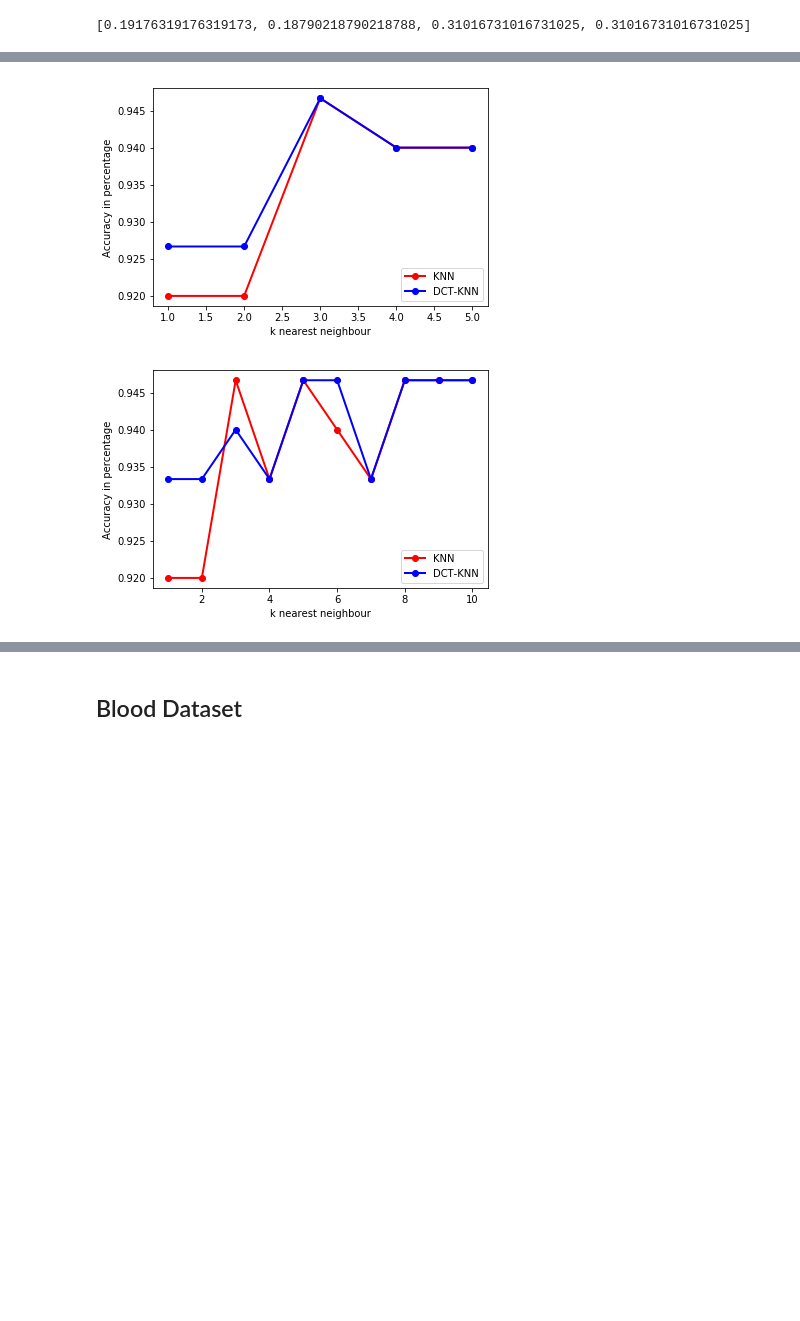
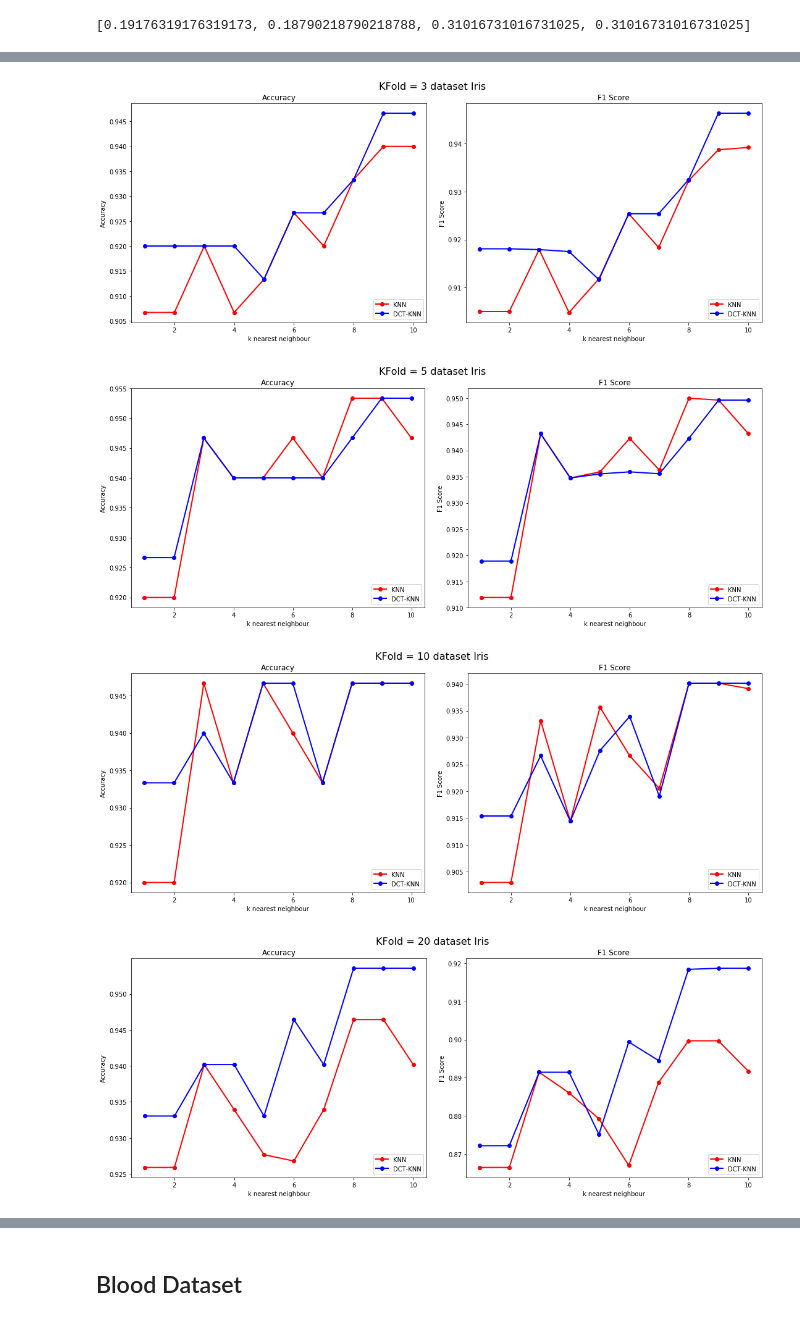
Before and after one commit to IllhamHanafi/FP-Datmin, a Jupyter notebook: FP-Datmin.ipynb, the cells around one changed output, grey strips where cells are left out. Cells and saved outputs as stored; diff of their text form; code cells hidden in the pictures; blank space fills up the shorter version.

Commit message:
Add F1-Score and K-Fold number

```diff
--- a/FP-Datmin.ipynb
+++ b/FP-Datmin.ipynb
@@ -15,3 +17,6 @@ from collections import defaultdict
+# %%
+# Define k-fold yang diujikan disini :
+K_yang_diujikan = [3, 5, 10, 20, 30]
 # %%
 #fungsi buat dapetin jarak eucledian
 #data1 = data pertama
@@ -269,10 +247,3 @@ for i in range (4):
 print(normalized_disc)
 # %% [output]
 [0.19176319176319173, 0.18790218790218788, 0.31016731016731025, 0.31016731016731025]
-# %%
-#5 Fold
-KNN_5_result = []
-DCTKNN_5_result = []
-for N in range (1,6):
-    KNN_5_result.append(getKFold(X, Y, numberofK=5, numberofNeighbour=N, method="KNN"))
-    DCTKNN_5_result.append(getKFold(X, Y, numberofK=5, numberofNeighbour=N, method="DCT-KNN", weight = normalized_disc))
@@ -290,8 +249,0 @@ K = 5 Neighbour = 5 Accuracy: 0.9400000000000001
-# %%
-#10 Fold
-
-KNN_10_result = []
-DCTKNN_10_result = []
-for N in range (1,11):
-    KNN_10_result.append(getKFold(X, Y, numberofK=10, numberofNeighbour=N, method="KNN"))
-    DCTKNN_10_result.append(getKFold(X, Y, numberofK=10, numberofNeighbour=N, method="DCT-KNN", weight = normalized_disc))
@@ -319,18 +250,40 @@ K = 10 Neighbour = 10 Accuracy: 0.9466666666666667
-# %%
-plt.plot([1,2,3,4,5],KNN_5_result,'-ro', label="KNN", linewidth=2.0)
-plt.plot([1,2,3,4,5],DCTKNN_5_result,'-bo', label="DCT-KNN", linewidth=2.0)
-plt.legend(loc='lower right')
-plt.xlabel('k nearest neighbour')
-plt.ylabel('Accuracy in percentage')
-plt.show()
-# %% [output]
-[figure, removed]
-# %%
-plt.plot([1,2,3,4,5,6,7,8,9,10],KNN_10_result,'-ro', label="KNN", linewidth=2.0)
-plt.plot([1,2,3,4,5,6,7,8,9,10],DCTKNN_10_result,'-bo', label="DCT-KNN", linewidth=2.0)
-plt.legend(loc='lower right')
-plt.xlabel('k nearest neighbour')
-plt.ylabel('Accuracy in percentage')
-plt.show()
-# %% [output]
-[figure, removed]
+# %%
+for K in K_yang_diujikan:
+    KNN_accuracy_list = []
+    KNN_f1_list = []
+    DCTKNN_accuracy_list = []
+    DCTKNN_f1_list = []
+    pltplotvar = []
+
+    for N in range (1, 11):
+        knn_acc, knn_f1 = getKFold(X, Y, numberofK=K, numberofNeighbour=N, method="KNN")
+        KNN_accuracy_list.append(knn_acc)
+        KNN_f1_list.append(knn_f1)
+        DCTKNN_acc,DCTKNN_f1 = getKFold(X, Y, numberofK=K, numberofNeighbour=N, method="DCT-KNN", weight = normalized_disc)
+        DCTKNN_accuracy_list.append(DCTKNN_acc)
+        DCTKNN_f1_list.append(DCTKNN_f1)
+        pltplotvar.append(N)
+
+    fig, axs = plt.subplots(1, 2, figsize=(15, 6), constrained_layout=True)
+    fig.suptitle('KFold = ' + str(K) + ' dataset Iris', fontsize=16)
+
+    axs[0].plot(pltplotvar,KNN_accuracy_list,'-ro', label="KNN", linewidth=2.0)
+    axs[0].plot(pltplotvar,DCTKNN_accuracy_list,'-bo', label="DCT-KNN", linewidth=2.0)
+    axs[0].legend(loc='lower right')
+    axs[0].set_xlabel('k nearest neighbour')
+    axs[0].set_ylabel('Accuracy')
+    axs[0].set_title('Accuracy')
+
+    axs[1].plot(pltplotvar,KNN_f1_list,'-ro', label="KNN", linewidth=2.0)
+    axs[1].plot(pltplotvar,DCTKNN_f1_list,'-bo', label="DCT-KNN", linewidth=2.0)
+    axs[1].legend(loc='lower right')
+    axs[1].set_xlabel('k nearest neighbour')
+    axs[1].set_ylabel('F1 Score')
+    axs[1].set_title('F1 Score')
+
+    plt.show()
+# %% [output]
+[figure, added]
+[figure, added]
+[figure, added]
+[figure, added]
```
Also changed, not shown: parts of 19 cells of this notebook.
